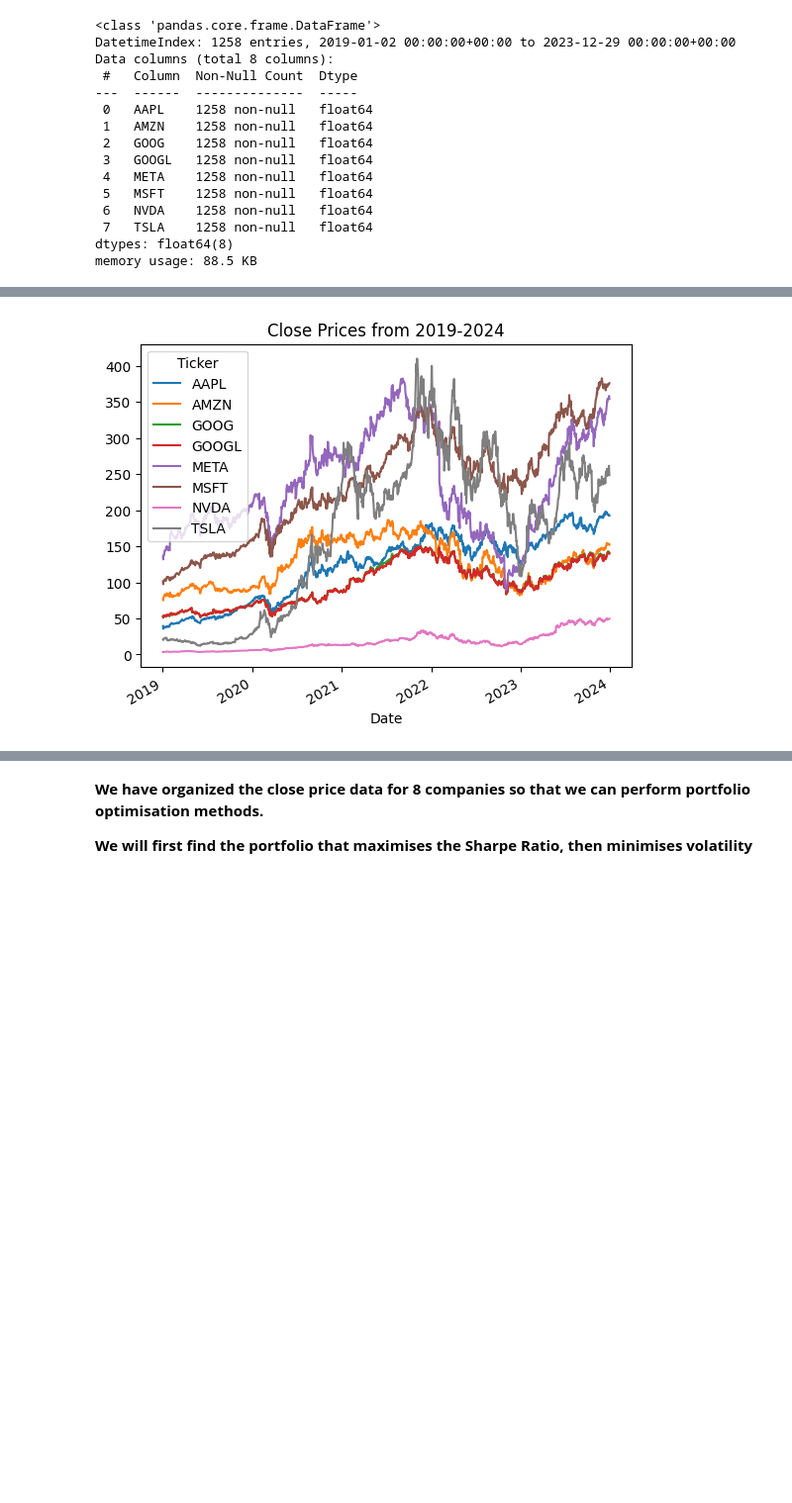
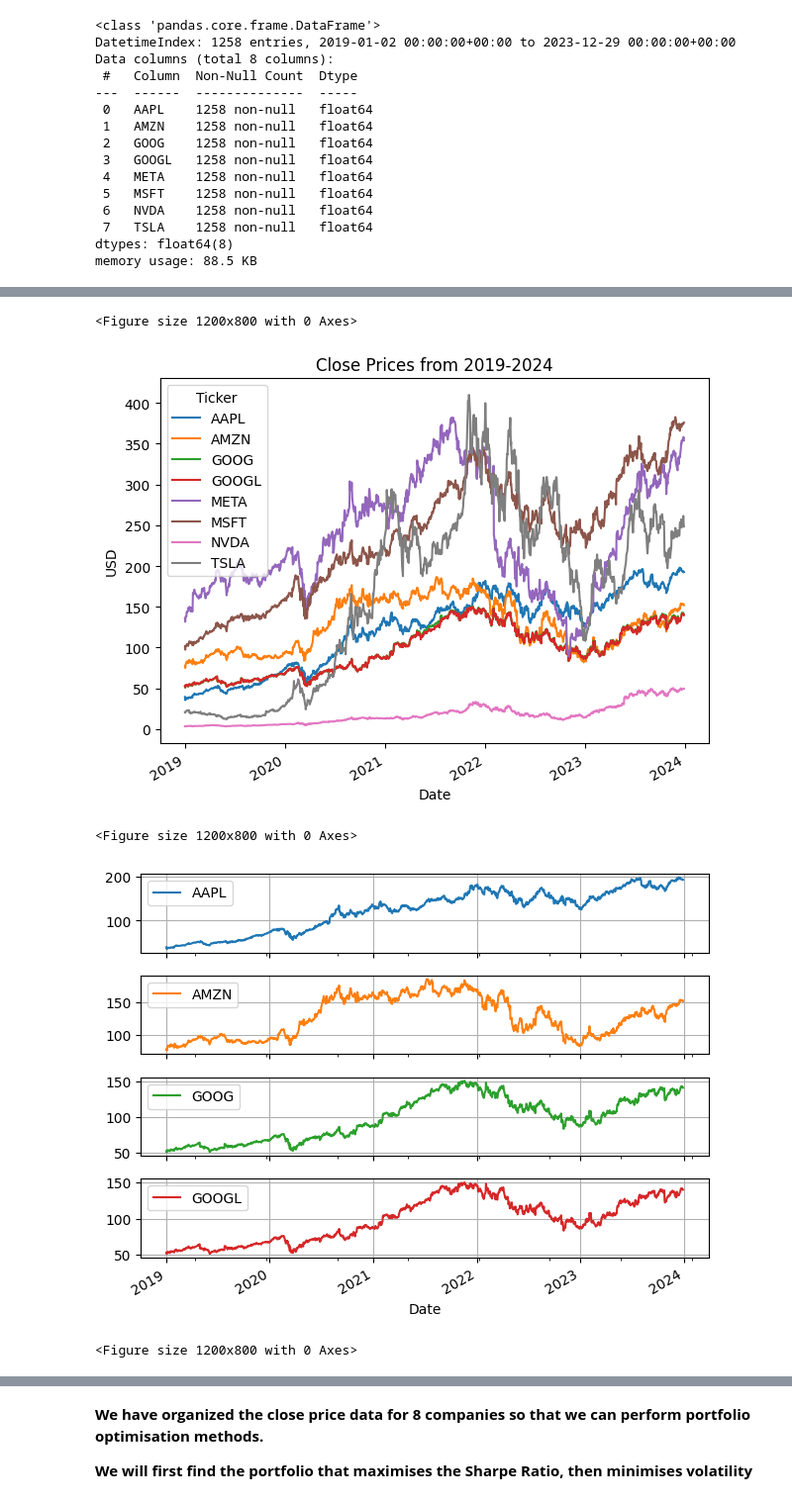
Before and after one commit to OsmanC-0/Portfolio-Optimization-Project-0, a Jupyter notebook: Portfolio_Optimisation_1.ipynb, the cells around one changed output, grey strips where cells are left out. Shown: that part at 99% size. Saved outputs shown, nothing was run; the diff lists cells and outputs as text; code cells hidden in the pictures; blank space fills up the shorter version.

Commit message:
Added new codes
New plots were added.

```diff
--- a/Portfolio_Optimisation_1.ipynb
+++ b/Portfolio_Optimisation_1.ipynb
@@ -152,9 +152,26 @@ close_prices.head()
 | 2019-01-04 00:00:00+00:00 | 37.064999 | 78.769501 | 53.535500 | 53.903500 | 137.949997 | 101.930000 | 3.40475 | 21.179333 |
 | 2019-01-07 00:00:00+00:00 | 36.982498 | 81.475502 | 53.419498 | 53.796001 | 138.050003 | 102.059998 | 3.58500 | 22.330667 |
 | 2019-01-08 00:00:00+00:00 | 37.687500 | 82.829002 | 53.813999 | 54.268501 | 142.529999 | 102.800003 | 3.49575 | 22.356667 |
-# %%
-#plot close prices of 8 companies
-close_prices.plot(title = "Close Prices from 2019-2024")
-plt.show();plt.close()
-# %% [output]
-[figure, removed]
+# %%
+#plot close prices of 8 companies
+plt.figure(figsize=(12,8))
+close_prices.plot(title = "Close Prices from 2019-2024")
+plt.ylabel("USD")
+plt.tight_layout()
+plt.show();plt.close()
+
+plt.figure(figsize=(12,8))
+close_prices.iloc[:,0:4].plot(subplots=True,grid=True)
+plt.tight_layout()
+plt.show();plt.close()
+
+plt.figure(figsize=(12,8))
+close_prices.iloc[:,4:9].plot(subplots=True,grid=True)
+plt.tight_layout()
+plt.show();plt.close()
+# %% [output]
+<Figure size 1200x800 with 0 Axes>
+[figure, added]
+<Figure size 1200x800 with 0 Axes>
+[figure, added]
+<Figure size 1200x800 with 0 Axes>
```
Also changed, not shown: parts of 1 cell of this notebook.
